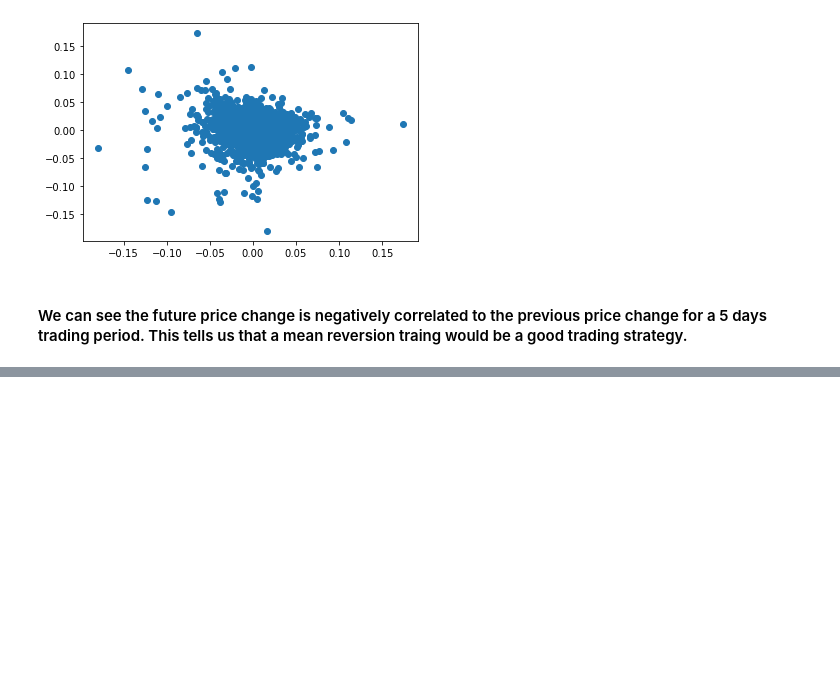
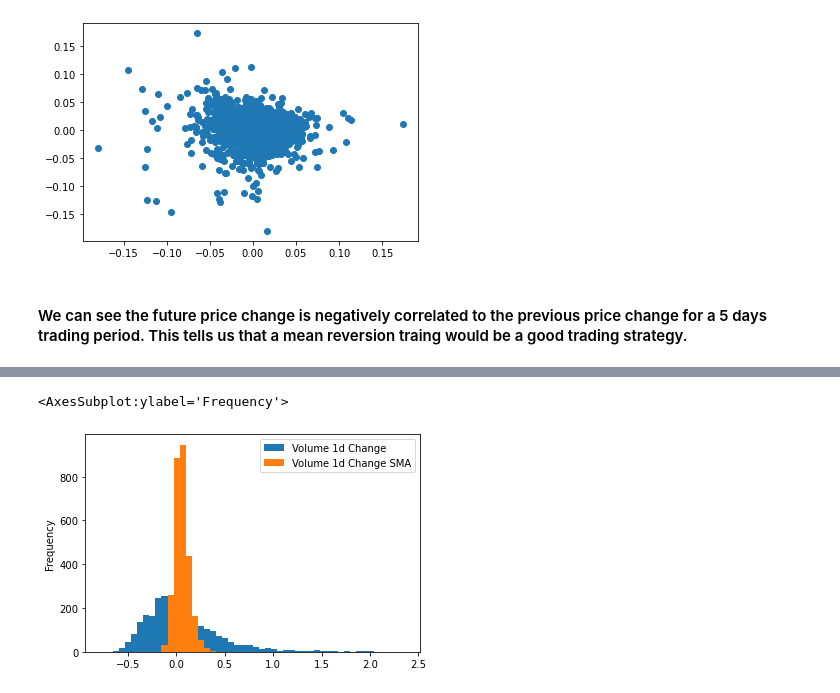
Before and after one commit to KiemNguyen/stock-market-prediction, a Jupyter notebook: stock_market_prediction.ipynb, the cells around one changed output, grey strips where cells are left out. Cells and saved outputs as stored; diff of their text form; code cells hidden in the pictures; blank space fills up the shorter version.

Commit message:
Added a volume simple moving average feature

```diff
--- a/stock_market_prediction.ipynb
+++ b/stock_market_prediction.ipynb
@@ -88,0 +96,13 @@ Date
+# %%
+new_volume_features = ['Volume 1d Change', 'Volume 1d Change SMA']
+
+# new feature - volumne change percentage in 1 day
+df['Volume 1d Change'] = df['Volume'].pct_change(1)
+
+# new feature - 8 day moving average of the 1 day percent change in volume
+df['Volume 1d Change SMA'] = talib.SMA(df['Volume 1d Change'].values, timeperiod=8)
+
+df[new_volume_features].plot(kind='hist', sharex=False, bins=50)
+# %% [output]
+<AxesSubplot:ylabel='Frequency'>
+[figure, added]
```
Also changed, not shown: parts of 4 cells of this notebook.
